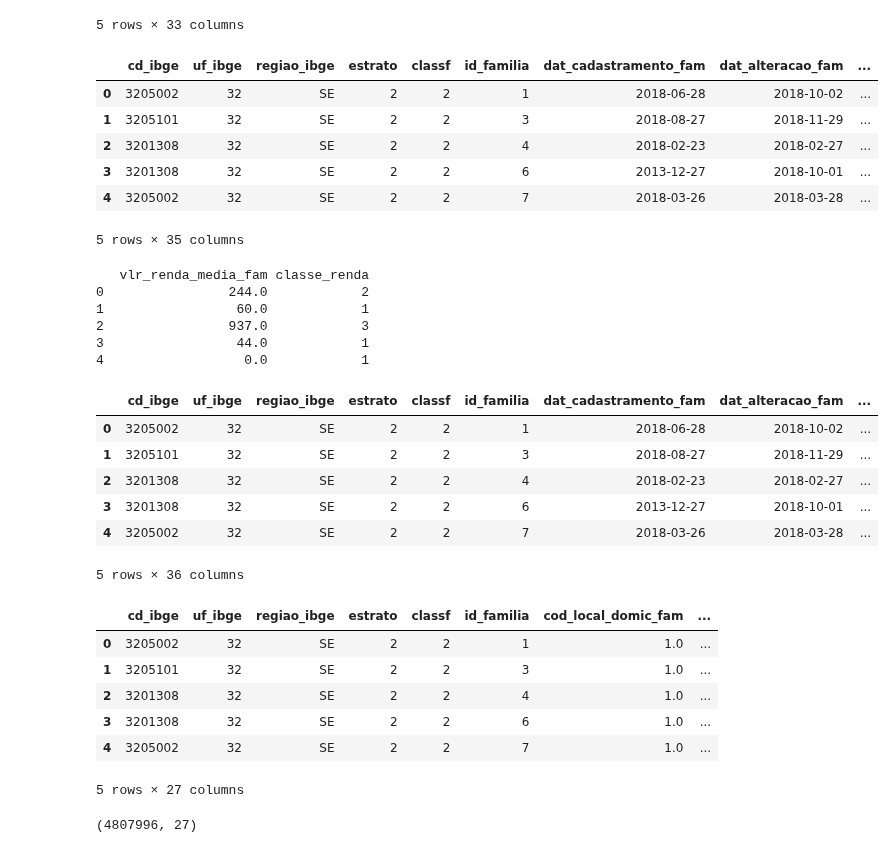
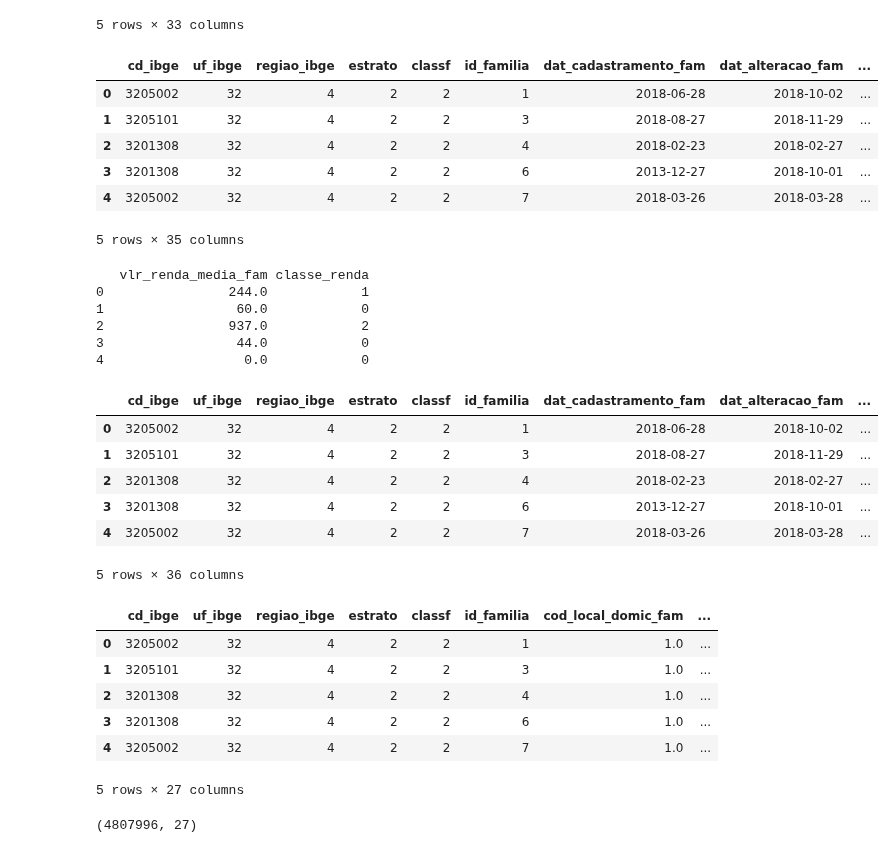
Before and after one commit to mariananresende/averiguacao_cadastral, a Jupyter notebook: bases_amostrais.ipynb, the cells around one changed output. Drawn from its saved outputs; the diff is of its cells as text; code cells hidden in the pictures.

```diff
--- a/bases_amostrais.ipynb
+++ b/bases_amostrais.ipynb
@@ -247,28 +247,30 @@ df_fam.head()
 # %%
 # Criando a coluna 'uf_ibge' com os dois primeiros dígitos de 'cd_ibge' e inserindo logo após 'cd_ibge'
 df_fam.insert(df_fam.columns.get_loc('cd_ibge') + 1, 'uf_ibge', df_fam['cd_ibge'].astype(str).str[:2])
 
 # Criando um dicionário para mapear as UFs para suas respectivas regiões
+# Atualizado para mapear diretamente para números de 1 a 5
 regioes = {
-    '1': 'N',   # Norte
-    '2': 'NE',  # Nordeste
-    '3': 'SE',  # Sudeste
-    '4': 'S',   # Sul
-    '5': 'CO'   # Centro-Oeste
+    '1': 1,    # Norte
+    '2': 2,    # Nordeste
+    '3': 4,    # Sudeste
+    '4': 5,    # Sul
+    '5': 3     # Centro-Oeste
 }
 
 # Criando a coluna 'regiao_ibge' e inserindo após 'uf_ibge'
+# Mapear as primeiras letras das UFs para suas respectivas regiões
 df_fam.insert(df_fam.columns.get_loc('uf_ibge') + 1, 'regiao_ibge', df_fam['uf_ibge'].str[0].map(regioes))
 
 # Exibindo as primeiras linhas do dataframe para verificar o resultado
 df_fam.head()
 # %% [output]
 |  | cd_ibge | uf_ibge | regiao_ibge | estrato | classf | id_familia | dat_cadastramento_fam | dat_alteracao_fam | ... |
-| 0 | 3205002 | 32 | SE | 2 | 2 | 1 | 2018-06-28 | 2018-10-02 | ... |
-| 1 | 3205101 | 32 | SE | 2 | 2 | 3 | 2018-08-27 | 2018-11-29 | ... |
-| 2 | 3201308 | 32 | SE | 2 | 2 | 4 | 2018-02-23 | 2018-02-27 | ... |
-| 3 | 3201308 | 32 | SE | 2 | 2 | 6 | 2013-12-27 | 2018-10-01 | ... |
-| 4 | 3205002 | 32 | SE | 2 | 2 | 7 | 2018-03-26 | 2018-03-28 | ... |
+| 0 | 3205002 | 32 | 4 | 2 | 2 | 1 | 2018-06-28 | 2018-10-02 | ... |
+| 1 | 3205101 | 32 | 4 | 2 | 2 | 3 | 2018-08-27 | 2018-11-29 | ... |
+| 2 | 3201308 | 32 | 4 | 2 | 2 | 4 | 2018-02-23 | 2018-02-27 | ... |
+| 3 | 3201308 | 32 | 4 | 2 | 2 | 6 | 2013-12-27 | 2018-10-01 | ... |
+| 4 | 3205002 | 32 | 4 | 2 | 2 | 7 | 2018-03-26 | 2018-03-28 | ... |
 5 rows × 35 columns
 # %%
 # Criar uma nova coluna 'classe_renda' com base em 'vlr_renda_media_fam'
@@ -276,7 +278,7 @@ df_fam.head()
 def categorizar_renda(df):
     df_fam['classe_renda'] = pd.cut(df_fam['vlr_renda_media_fam'],
                                 bins=[-float('inf'), 178.0, 477.0, float('inf')],
-                                labels=[1, 2, 3],
+                                labels=[0, 1, 2],
                                 right=True)  # Inclui o limite superior no intervalo
 
 # Exemplo de uso:
@@ -286,20 +288,20 @@ categorizar_renda(df_fam)
 print(df_fam[['vlr_renda_media_fam', 'classe_renda']].head())
 # %% [output]
    vlr_renda_media_fam classe_renda
-0                244.0            2
-1                 60.0            1
-2                937.0            3
-3                 44.0            1
-4                  0.0            1
+0                244.0            1
+1                 60.0            0
+2                937.0            2
+3                 44.0            0
+4                  0.0            0
 # %%
 df_fam.head()
 # %% [output]
 |  | cd_ibge | uf_ibge | regiao_ibge | estrato | classf | id_familia | dat_cadastramento_fam | dat_alteracao_fam | ... |
-| 0 | 3205002 | 32 | SE | 2 | 2 | 1 | 2018-06-28 | 2018-10-02 | ... |
-| 1 | 3205101 | 32 | SE | 2 | 2 | 3 | 2018-08-27 | 2018-11-29 | ... |
-| 2 | 3201308 | 32 | SE | 2 | 2 | 4 | 2018-02-23 | 2018-02-27 | ... |
-| 3 | 3201308 | 32 | SE | 2 | 2 | 6 | 2013-12-27 | 2018-10-01 | ... |
-| 4 | 3205002 | 32 | SE | 2 | 2 | 7 | 2018-03-26 | 2018-03-28 | ... |
+| 0 | 3205002 | 32 | 4 | 2 | 2 | 1 | 2018-06-28 | 2018-10-02 | ... |
+| 1 | 3205101 | 32 | 4 | 2 | 2 | 3 | 2018-08-27 | 2018-11-29 | ... |
+| 2 | 3201308 | 32 | 4 | 2 | 2 | 4 | 2018-02-23 | 2018-02-27 | ... |
+| 3 | 3201308 | 32 | 4 | 2 | 2 | 6 | 2013-12-27 | 2018-10-01 | ... |
+| 4 | 3205002 | 32 | 4 | 2 | 2 | 7 | 2018-03-26 | 2018-03-28 | ... |
 5 rows × 36 columns
 # %%
 df_fam = df_fam.drop(columns=['dat_cadastramento_fam', 'dat_alteracao_fam', 'vlr_renda_media_fam', 'dat_atualizacao_familia', 'nom_estab_assist_saude_fam','cod_eas_fam','nom_centro_assist_fam','cod_centro_assist_fam', 'marc_pbf'])
@@ -307,11 +309,11 @@ df_fam = df_fam.drop(columns=['dat_cadastramento_fam', 'dat_alteracao_fam', 'vlr
 df_fam.head()
 # %% [output]
 |  | cd_ibge | uf_ibge | regiao_ibge | estrato | classf | id_familia | cod_local_domic_fam | ... |
-| 0 | 3205002 | 32 | SE | 2 | 2 | 1 | 1.0 | ... |
-| 1 | 3205101 | 32 | SE | 2 | 2 | 3 | 1.0 | ... |
-| 2 | 3201308 | 32 | SE | 2 | 2 | 4 | 1.0 | ... |
-| 3 | 3201308 | 32 | SE | 2 | 2 | 6 | 1.0 | ... |
-| 4 | 3205002 | 32 | SE | 2 | 2 | 7 | 1.0 | ... |
+| 0 | 3205002 | 32 | 4 | 2 | 2 | 1 | 1.0 | ... |
+| 1 | 3205101 | 32 | 4 | 2 | 2 | 3 | 1.0 | ... |
+| 2 | 3201308 | 32 | 4 | 2 | 2 | 4 | 1.0 | ... |
+| 3 | 3201308 | 32 | 4 | 2 | 2 | 6 | 1.0 | ... |
+| 4 | 3205002 | 32 | 4 | 2 | 2 | 7 | 1.0 | ... |
 5 rows × 27 columns
 # %%
 df_fam.shape
```
Also changed, not shown: parts of 1 cell of this notebook, 4 other files.
